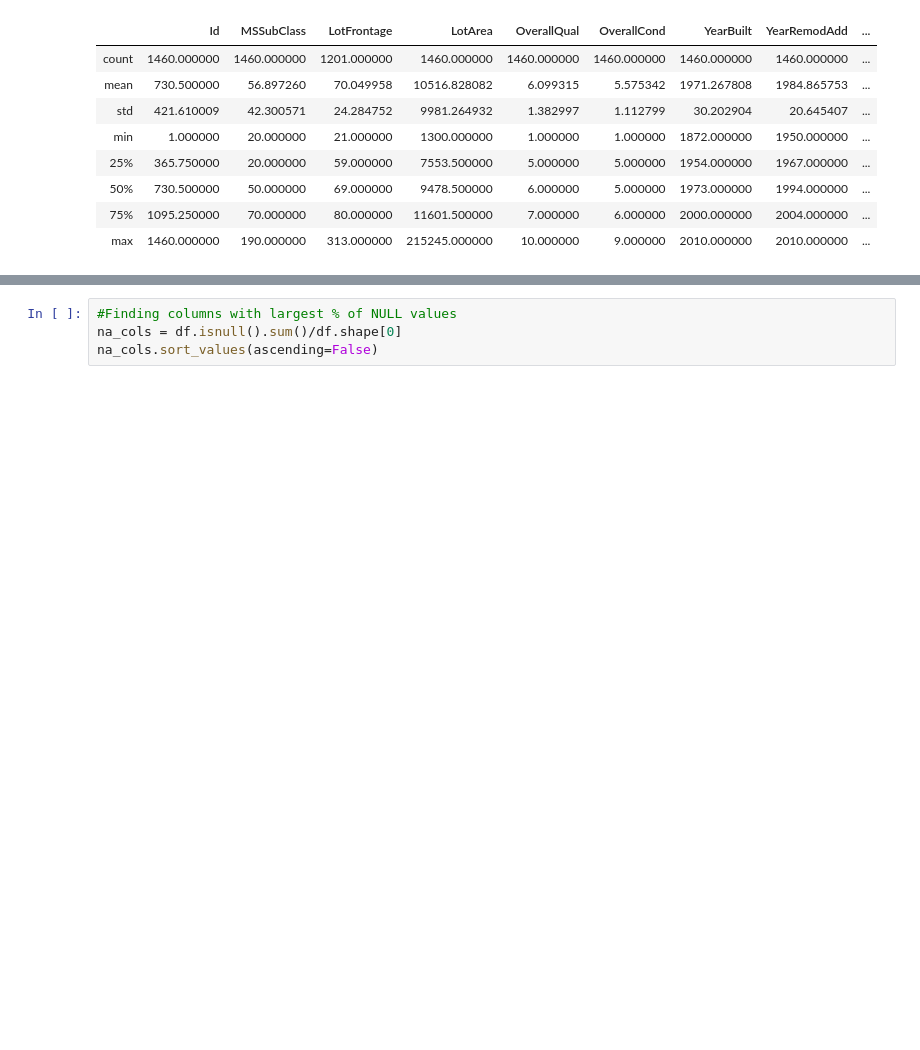
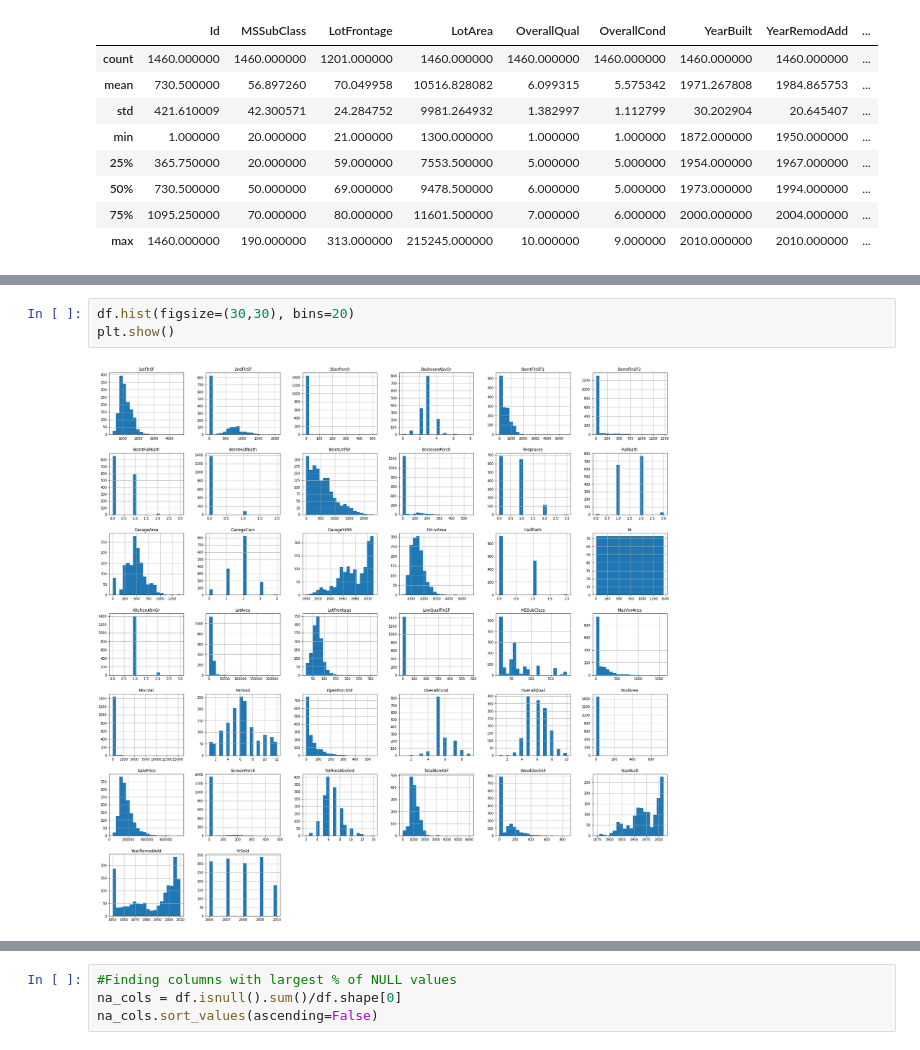
Before and after one commit to dwpeterson49/ml-projects, a Jupyter notebook: IowaHousePrices.ipynb, the cells around one changed output, grey strips where cells are left out. Drawn from its saved outputs; the diff is of its cells as text; blank space fills up the shorter version.

```diff
--- a/IowaHousePrices.ipynb
+++ b/IowaHousePrices.ipynb
@@ -34,3 +54,8 @@ df.describe()
+# %%
+df.hist(figsize=(30,30), bins=20)
+plt.show()
+# %% [output]
+[figure, added]
 # %%
 #Heatmap to see columns with high proportion of nulls
 plt.figure(figsize=(15,5))
```
Also changed, not shown: parts of 22 cells of this notebook.
